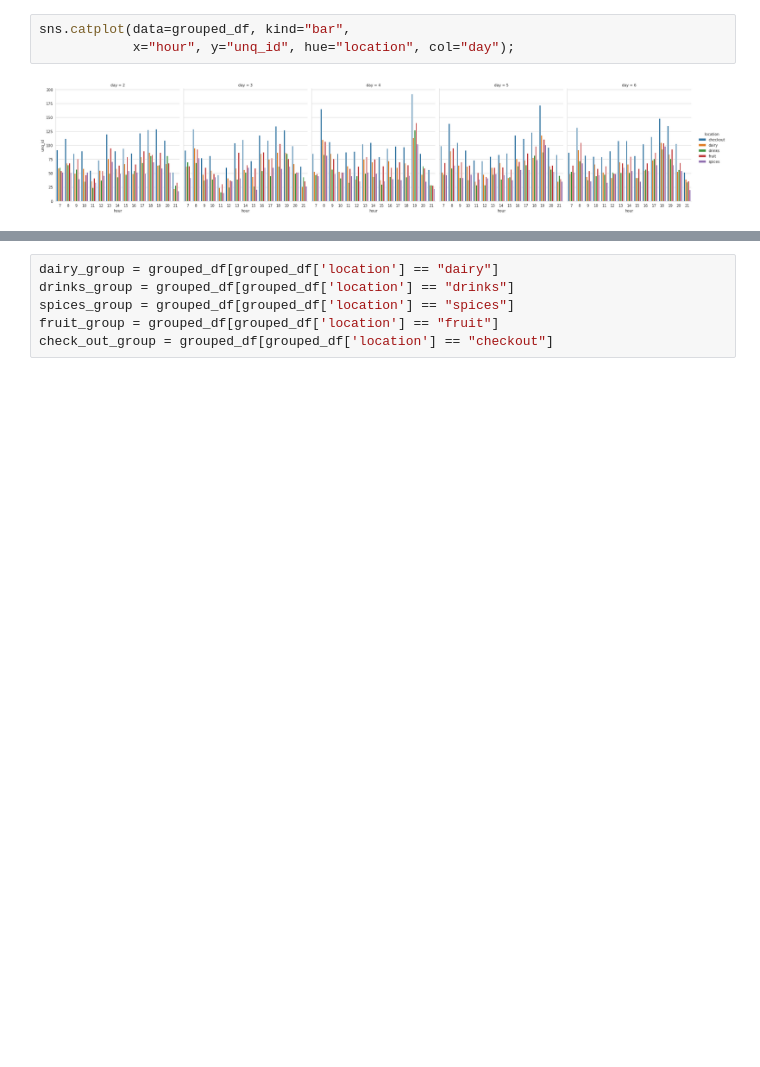
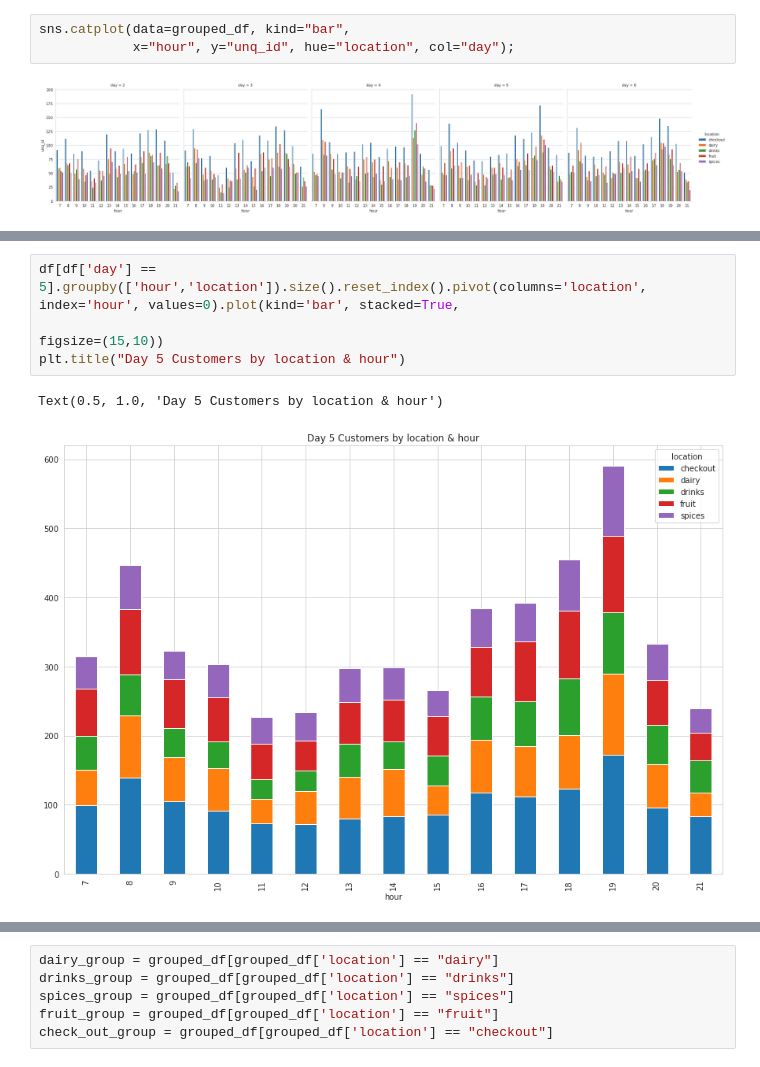
Before and after one commit to Krystana/KMP-simulation, a Jupyter notebook: simpro_01_EDA_Murat.ipynb, the cells around one changed output, grey strips where cells are left out. Saved outputs shown, nothing was run; the diff lists cells and outputs as text; blank space fills up the shorter version.

```diff
--- a/simpro_01_EDA_Murat.ipynb
+++ b/simpro_01_EDA_Murat.ipynb
@@ -81,0 +89,7 @@ sns.catplot(data=grouped_df, kind="bar",
+# %%
+df[df['day'] == 5].groupby(['hour','location']).size().reset_index().pivot(columns='location', index='hour', values=0).plot(kind='bar', stacked=True,
+                                                                                                                            figsize=(15,10))
+plt.title("Day 5 Customers by location & hour")
+# %% [output]
+Text(0.5, 1.0, 'Day 5 Customers by location & hour')
+[figure, added]
```
Also changed, not shown: parts of 5 cells of this notebook.
